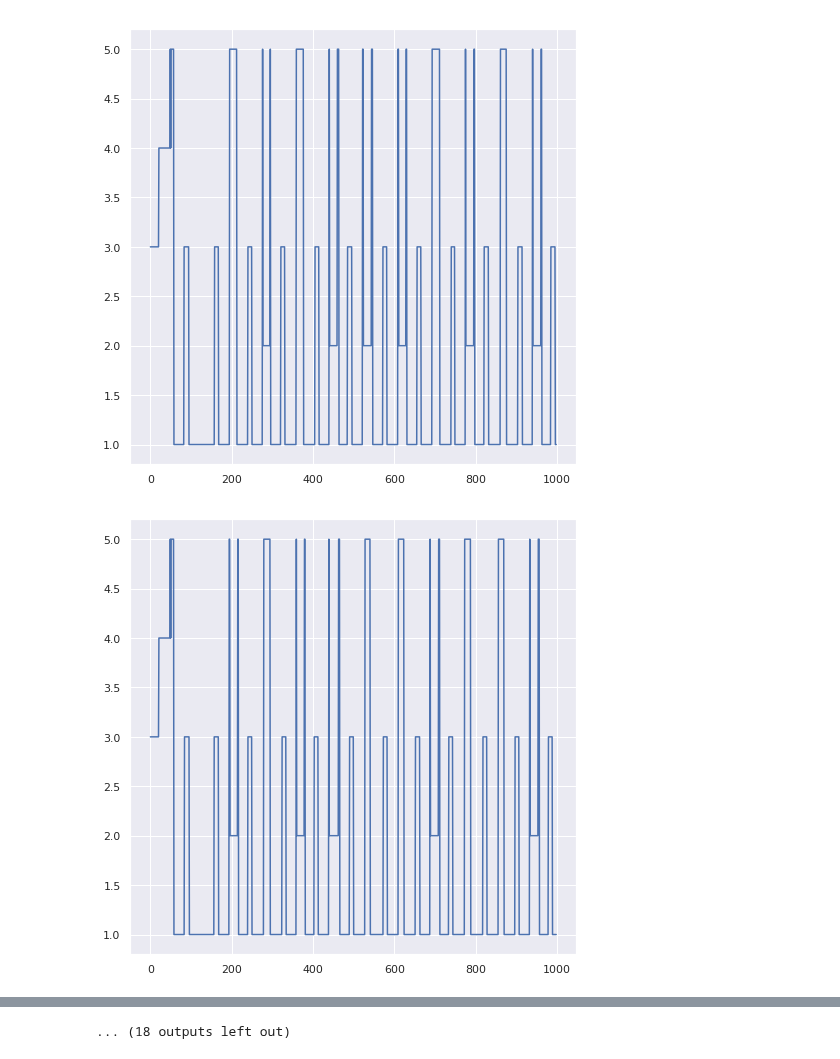
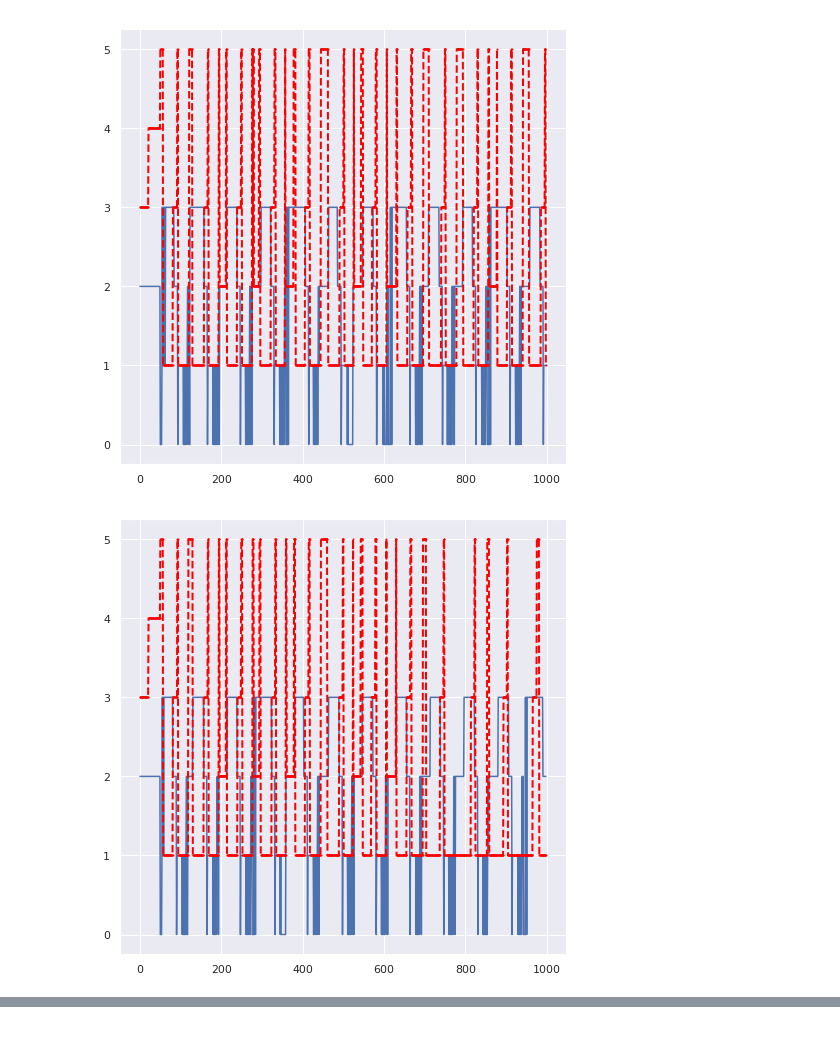
Before and after one commit to sharma-arjun/DirectedInfo-GAIL, a Jupyter notebook: IL/plots/plot_hopper_trajs.ipynb, the cells around one changed output, grey strips where cells are left out. Drawn from its saved outputs; the diff is of its cells as text; code cells hidden in the pictures.

Commit message:
Update plots for hopper and hopper pca.

```diff
--- a/IL/plots/plot_hopper_trajs.ipynb
+++ b/IL/plots/plot_hopper_trajs.ipynb
@@ -42,26 +42,40 @@ sns.set()
 # %%
 # traj_data_path = '../results/hopper/discrete_vae/batch_64_context_4_no_time/results/results_cp_640_vae_policy.pkl'
 traj_data_path = '../results/hopper/discrete_vae/batch_64_context_4_no_time/results/results_cp_640_expert_states.pkl'
 
 traj_data_path = '../results/hopper/discrete_vae/batch_64_context_8_no_time/results_expert_cp_960.pkl'
+traj_data_path = '../results/hopper/discrete_vae/batch_64_context_8_no_time_try_2/results_280.pkl'
+
+traj_data_path = '../results/hopper/discrete_vae/batch_64_context_4_no_time_try_2_init_temp_2/results_800.pkl'
+
+traj_c_8_data_path = '../results/hopper/discrete_vae/batch_64_context_8_no_time_try_2_init_temp_2/results_800.pkl'
 
 traj_data = pickle.load(open(traj_data_path, 'rb'))
+traj_c_8_data = pickle.load(open(traj_c_8_data_path, 'rb'))
 
-def visualize_pred_context(pred_context, save_path=None):
+def visualize_pred_context(pred_context, pred_context_other=None, save_path=None):
     context_values = np.argmax(pred_context, axis=1)
     fig = plt.figure(figsize=(8,8))
     ax = fig.add_subplot(1, 1, 1)
     ax.plot(context_values)
+    if pred_context_other is not None:
+        ax.plot(np.argmax(pred_context_other, axis=1),
+                color='red', marker='o', linestyle='dashed',
+                linewidth=2, markersize=1)
+
     if save_path is not None:
         plt.savefig(save_path, bbox_inches='tight')
     plt.show()
 
 save_path = '../mujoco_results/hopper_context_8_plot'
 for i in range(len(traj_data['pred_context'])):
     pred_context = traj_data['pred_context'][i].copy()
     pred_context = np.reshape(pred_context, (pred_context.shape[0], -1))
+    if traj_c_8_data is not None:
+        pred_context_8 = traj_c_8_data['pred_context'][i].copy()
+        pred_context_8 = np.reshape(pred_context_8, (pred_context_8.shape[0], -1))
     path_i = os.path.join(save_path, 'result_{}.pdf'.format(i))
-    visualize_pred_context(pred_context, save_path=path_i)
+    visualize_pred_context(pred_context, pred_context_8, save_path=None)
 # %% [output]
-[figure, old version]
+[figure, new version]
-[figure, old version]
+[figure, new version]
@@ -78 +84,0 @@ for i in range(len(traj_data['pred_context'])):
-... (18 outputs left out)
```
Also changed, not shown: parts of 1 cell of this notebook, 1 other file.
